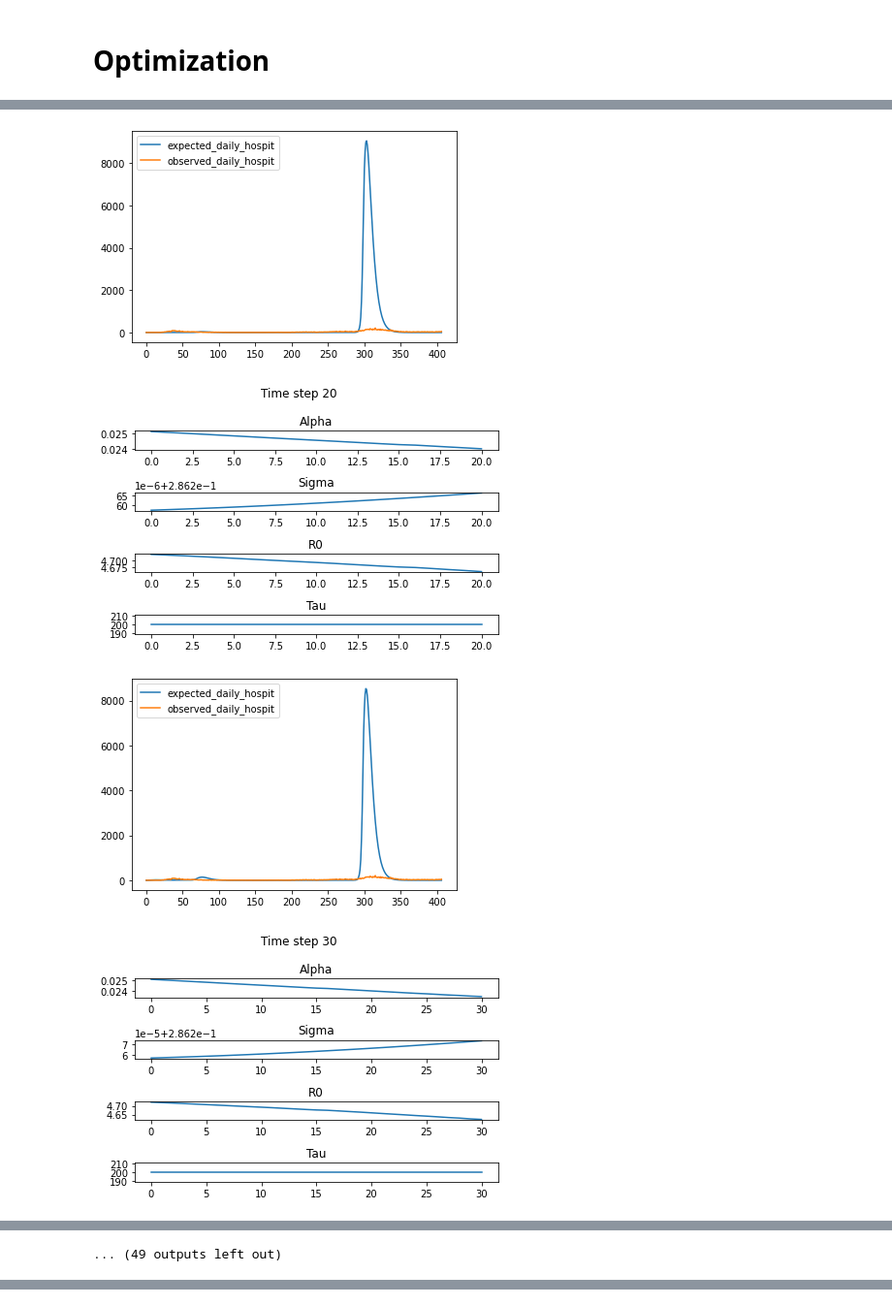
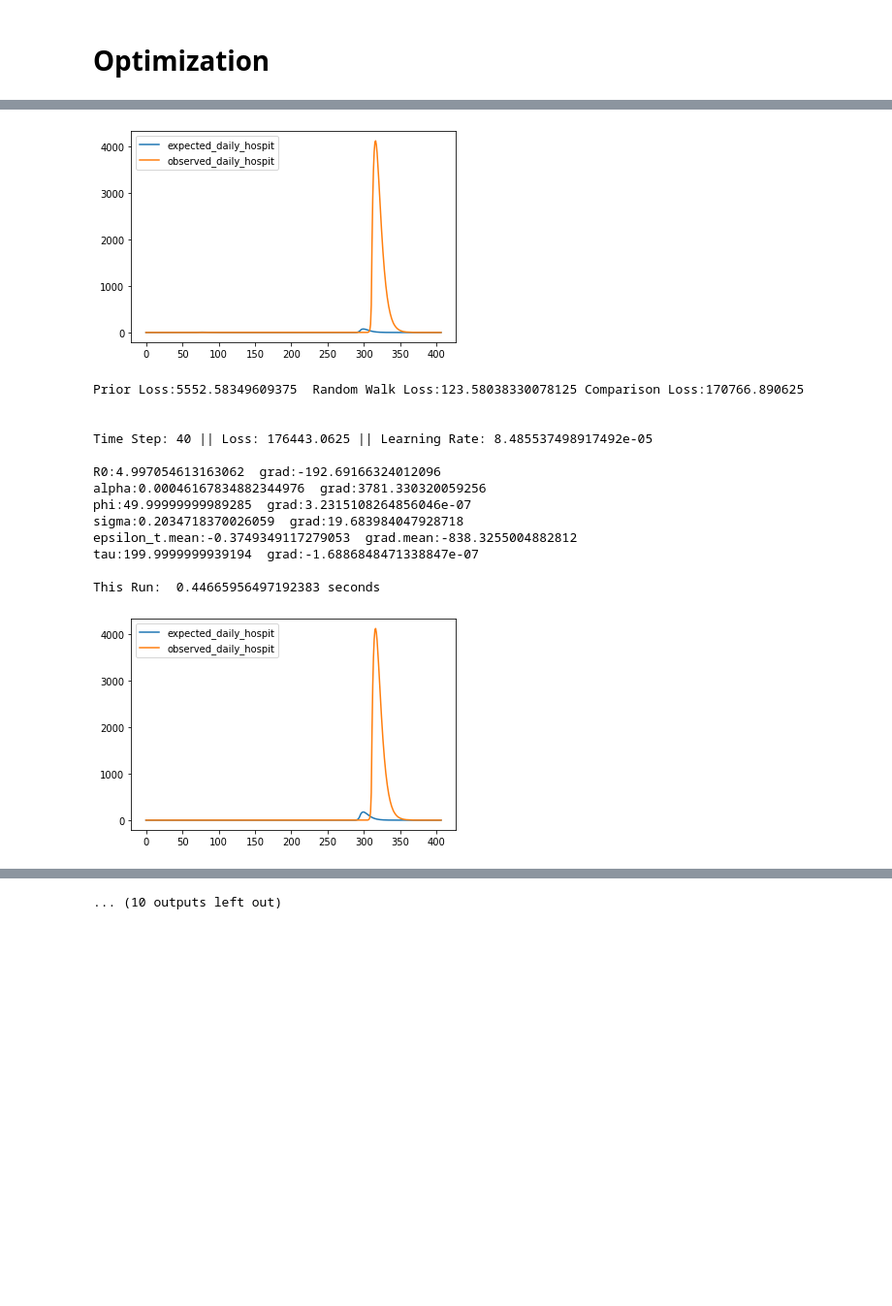
Before and after one commit to tsuehr/covid-prediction-tu, a Jupyter notebook: NLL.ipynb, the cells around one changed output, grey strips where cells are left out. Shown: that part at 97% size. Saved outputs shown, nothing was run; the diff lists cells and outputs as text; code cells hidden in the pictures; blank space fills up the shorter version.

```diff
--- a/NLL.ipynb
+++ b/NLL.ipynb
@@ -118,29 +142,23 @@ def seed_init_infect(y):
 def calc_Rt(R0, epsilon_t, sigma, ll):
     # Initialize eta_t
     eta_t = torch.zeros(num_observations, device=device)  # transformed reproduction number
-
     # calculate Rt: the basic reproduction number
     # basic reproduction number as a latent random walk
     beta_0 = torch.log(R0)
     eta_t[0] = beta_0
 
-    #loss1 = 0
-    #loss2 = 0
     #for t in range(1, num_observations):
     #    dist_epsilon_t = torch.distributions.Normal(epsilon_t[t - 1], sigma)
     #    ll += dist_epsilon_t.log_prob(epsilon_t[t])
-    #    loss1 += dist_epsilon_t.log_prob(epsilon_t[t])
 
     loc = epsilon_t[:-1].clone()
     scale = sigma * torch.ones(num_observations-1)
     mvn = distributions.multivariate_normal.MultivariateNormal(loc, scale_tril=torch.diag(scale))
     ll += mvn.log_prob(epsilon_t[1:].clone())
-    #loss2 = mvn.log_prob(epsilon_t[1:].clone())
-
-    #print(loss1, loss2)
 
     eta_t[1:num_observations] = beta_0 + epsilon_t[0:num_observations - 1].clone()
     Rt = torch.exp(eta_t)
+    ll = ll * (-1)
     return Rt, ll
 # %%
 def calc_infections(cumulative_infected, newly_infected, St, Rt):
@@ -186,6 +204,7 @@ def compare_results(expected_daily_hospit, phi, ll):
             p = p.clone() + torch.tensor(2.225e-5)
         dist = torch.distributions.negative_binomial.NegativeBinomial(phi, p - torch.tensor(2.225e-5))
         ll += dist.log_prob(observed_daily_hospit[i])
+    ll = ll * (-1)
     return ll
 # %%
 def forward_pass():
@@ -195,16 +214,17 @@ def forward_pass():
     R0 = bij_transform(R0_prime, lower=2, upper=5)
     phi = bij_transform(phi_prime, lower=1, upper=50)
     alpha = bij_transform(alpha_prime, lower=0, upper=0.05)
-    sigma = bij_transform(sigma_prime, lower=0, upper=0.5)
+    sigma = bij_transform(sigma_prime, lower=0.0001, upper=0.5)
+
 
     # Calculate prior loss
-    ll = calc_prior_loss(tau, phi, R0, alpha, sigma)
+    ll_prior = calc_prior_loss(tau, phi, R0, alpha, sigma)
 
     # Seed initial infections
     newly_infected, cumulative_infected, St = seed_init_infect(y)
 
     # Calculate Rt & random walk loss
-    Rt, ll = calc_Rt(R0, epsilon_t, sigma, ll)
+    Rt, ll_rw = calc_Rt(R0, epsilon_t, sigma, torch.tensor(0.0, device=device)) ##ll
 
     # Calculate infections
     newly_infected = calc_infections(cumulative_infected, newly_infected, St, Rt)
@@ -213,9 +233,9 @@ def forward_pass():
     expected_daily_hospit = calc_hospit(newly_infected, alpha)
 
     # Compare observed hospitalizations to model results
-    ll = compare_results(expected_daily_hospit, phi, ll)
+    ll_comp = compare_results(expected_daily_hospit, phi, torch.tensor(0.0, device=device)) ##ll
 
-    return expected_daily_hospit, Rt, ll, tau, R0, phi, alpha, sigma
+    return expected_daily_hospit, Rt, ll_prior, ll_rw, ll_comp, tau, R0, phi, alpha, sigma
 # %% [markdown]
 # Optimization
 # %%
@@ -224,36 +244,48 @@ alpha_vis = []
 sigma_vis = []
 R0_vis = []
 tau_vis = []
+phi_vis = []
+epsilon_mean_vis = []
+loss_vis = []
+prior_loss_vis = []
+rw_loss_vis = []
+comp_loss_vis = []
+learning_rate_vis = []
 
-learning_rate = 1e-6
-epochs = 1000
+learning_rate = 1e-4
+epochs = 100
 complete_time = time.time()
+
 
 for k in range(epochs):
     start_time = time.time()
-    decay = (1 - (k / (epochs * 1e5))) ** 2
+    decay = (1 - (k / (epochs * 100))) ** 2
     learning_rate = learning_rate * decay
 
     # forward pass - calculate expected_daily_hospit
-    expected_daily_hospit, Rt, ll, tau, R0, phi, alpha, sigma = forward_pass()
+    expected_daily_hospit, Rt, ll_prior, ll_rw, ll_comp, tau, R0, phi, alpha, sigma = forward_pass()
 
     # backward pass
-    loss = ll
+    loss = ll_prior + ll_rw + ll_comp
     loss.backward()
 
-    if k % 5 == 0:
+    if k % 10 == 0:
         print(
-            f'\n\nTime Step: {k} || Loss: {loss}\n\nR0:{R0}  grad:{R0_prime.grad}\nalpha:{alpha}  grad:{alpha_prime.grad}\n'
+            f'\nPrior Loss:{ll_prior}  Random Walk Loss:{ll_rw} Comparison Loss:{ll_comp} \n'
+            f'\n\nTime Step: {k} || Loss: {loss} || Learning Rate: {learning_rate}\n\nR0:{R0}  grad:{R0_prime.grad}\nalpha:{alpha}  grad:{alpha_prime.grad}\n'
             f'phi:{phi}  grad:{phi_prime.grad}\nsigma:{sigma}  grad:{sigma_prime.grad}'
             f'\nepsilon_t.mean:{epsilon_t.mean()}  grad.mean:{epsilon_t.grad.mean()}\ntau:{tau}  grad:{tau_prime.grad}\n')
         print("This Run:  %s seconds" % (time.time() - start_time))
+
+
+
     with torch.no_grad():  # this part is SGD. can also replace with loss.step
         tau_prime -= learning_rate * tau_prime.grad
         phi_prime -= learning_rate * phi_prime.grad
         R0_prime -= learning_rate * R0_prime.grad
         alpha_prime -= learning_rate * alpha_prime.grad
         sigma_prime -= learning_rate * sigma_prime.grad
-        epsilon_t -= learning_rate * epsilon_t.grad
+        epsilon_t -= learning_rate * epsilon_t.grad * 0.001
 
         tau_prime.grad = None
         phi_prime.grad = None
@@ -262,17 +294,27 @@ for k in range(epochs):
         sigma_prime.grad = None
         epsilon_t.grad = None
 
+
     # Visualization
     alpha_vis.append(alpha)
     sigma_vis.append(sigma)
     R0_vis.append(R0)
     tau_vis.append(tau)
+    phi_vis.append(phi)
+    epsilon_mean_vis.append(epsilon_t.abs().mean())
+    loss_vis.append(loss)
+    prior_loss_vis.append(ll_prior)
+    rw_loss_vis.append(ll_rw)
+    comp_loss_vis.append(ll_comp)
+    learning_rate_vis.append(learning_rate)
 
     if k % 10 == 0:
         plt.plot(expected_daily_hospit.cpu().detach().numpy(), label='expected_daily_hospit')
         plt.plot(observed_daily_hospit.cpu().detach().numpy(), label='observed_daily_hospit')
         plt.legend()
+        plt.show()
 
+    if k % 500 == 0:
         fig, axs = plt.subplots(4)
         fig.suptitle(f'Time step {k}')
         axs[0].plot(alpha_vis)
@@ -313,4 +390,15 @@ This Run:  0.6601030826568604 seconds
-[figure, old version]
+[figure, new version]
+Prior Loss:5552.58349609375  Random Walk Loss:123.58038330078125 Comparison Loss:170766.890625
+
+
+Time Step: 40 || Loss: 176443.0625 || Learning Rate: 8.485537498917492e-05
+
+R0:4.997054613163062  grad:-192.69166324012096
+alpha:0.00046167834882344976  grad:3781.330320059256
+phi:49.99999999989285  grad:3.2315108264856046e-07
+sigma:0.2034718370026059  grad:19.683984047928718
+epsilon_t.mean:-0.3749349117279053  grad.mean:-838.3255004882812
+tau:199.9999999939194  grad:-1.6886848471338847e-07
+
+This Run:  0.44665956497192383 seconds
-[figure, old version]
+[figure, new version]
-[figure, removed]
-[figure, removed]
@@ -320 +404,0 @@ This Run:  0.6601030826568604 seconds
-... (49 outputs left out)
@@ -320,0 +418 @@ This Run:  0.6601030826568604 seconds
+... (10 outputs left out)
```
Also changed, not shown: parts of 12 cells of this notebook, 6 other files.
